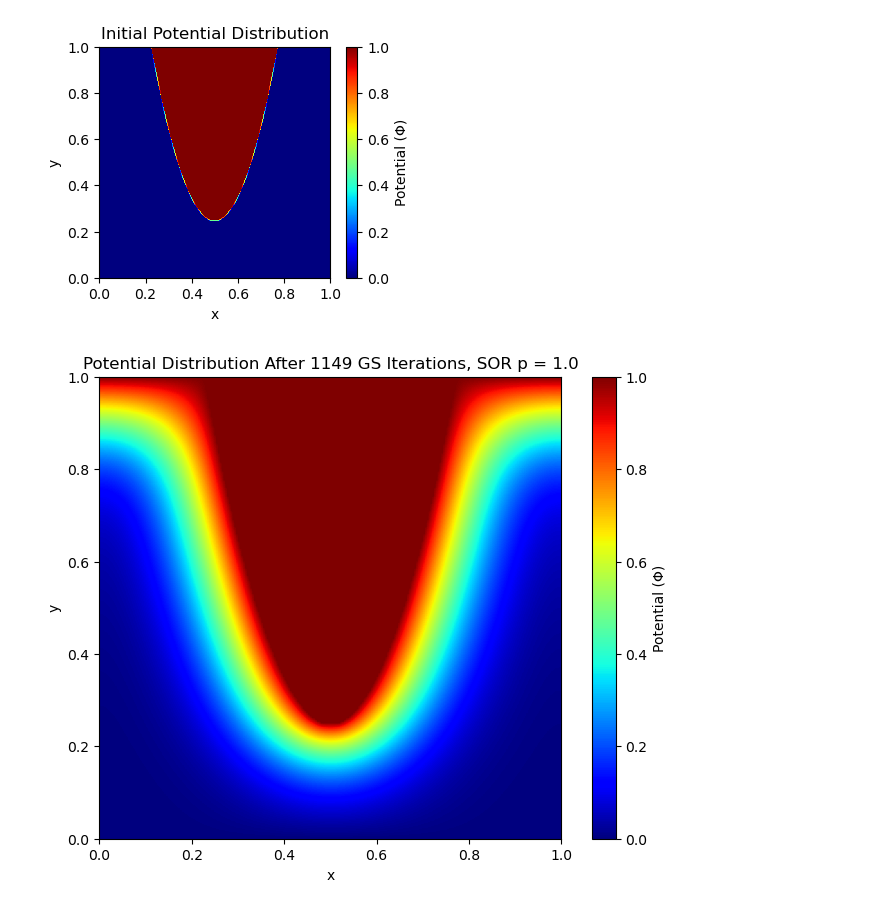
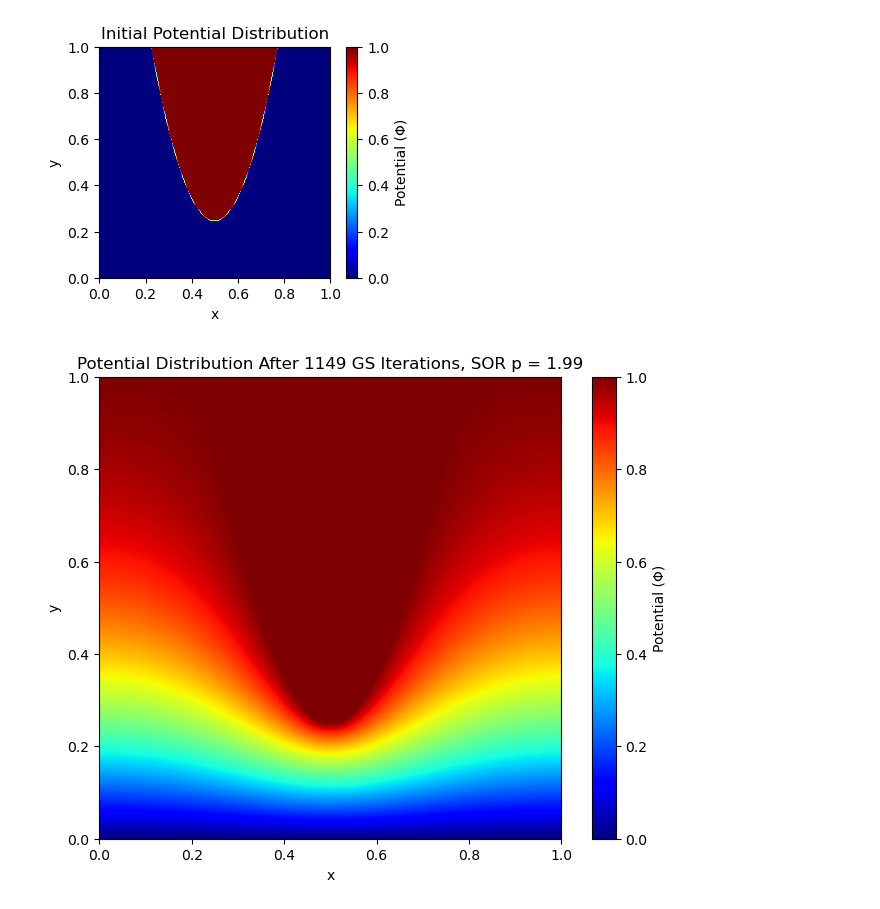
Before and after one commit to SoumyajeetMazumdar/CQMPP, a Jupyter notebook: #6/part1_1.ipynb, the cells around one changed output. Saved outputs shown, nothing was run; the diff lists cells and outputs as text; code cells hidden in the pictures.

```diff
--- a/#6/part1_1.ipynb
+++ b/#6/part1_1.ipynb
@@ -139,18 +139,19 @@ def GaussSeidel_and_Residuums(p,tol, max_iter):
     plt.ylabel('y')
     plt.show()
 
-    return counters, residuums
+    return counters, residuums, Phi
 # %%
 # parameters as given in the question.
-p=1.00
+p=1.99
 tol=1e-4
-max_iter=1149 # run limit if convergence fails
-counter_arr, residuum_arr = GaussSeidel_and_Residuums(p, tol, max_iter)
+max_iter=1500 # run limit if convergence fails
+counter_arr, residuum_arr, Phi = GaussSeidel_and_Residuums(p, tol, max_iter)
 
 # save residuum-arr locally for plots later
-np.save("residuum-arr-gs.npy", residuum_arr)
+np.save("residuum-arr-sor.npy", residuum_arr)
+np.save("phi-sor.npy", Phi)
 # %% [output]
-[figure, old version]
+[figure, new version]
 # %%
 
 plt.plot(counter_arr, residuum_arr)
```
Also changed, not shown: parts of 1 cell of this notebook, 12 other files.
